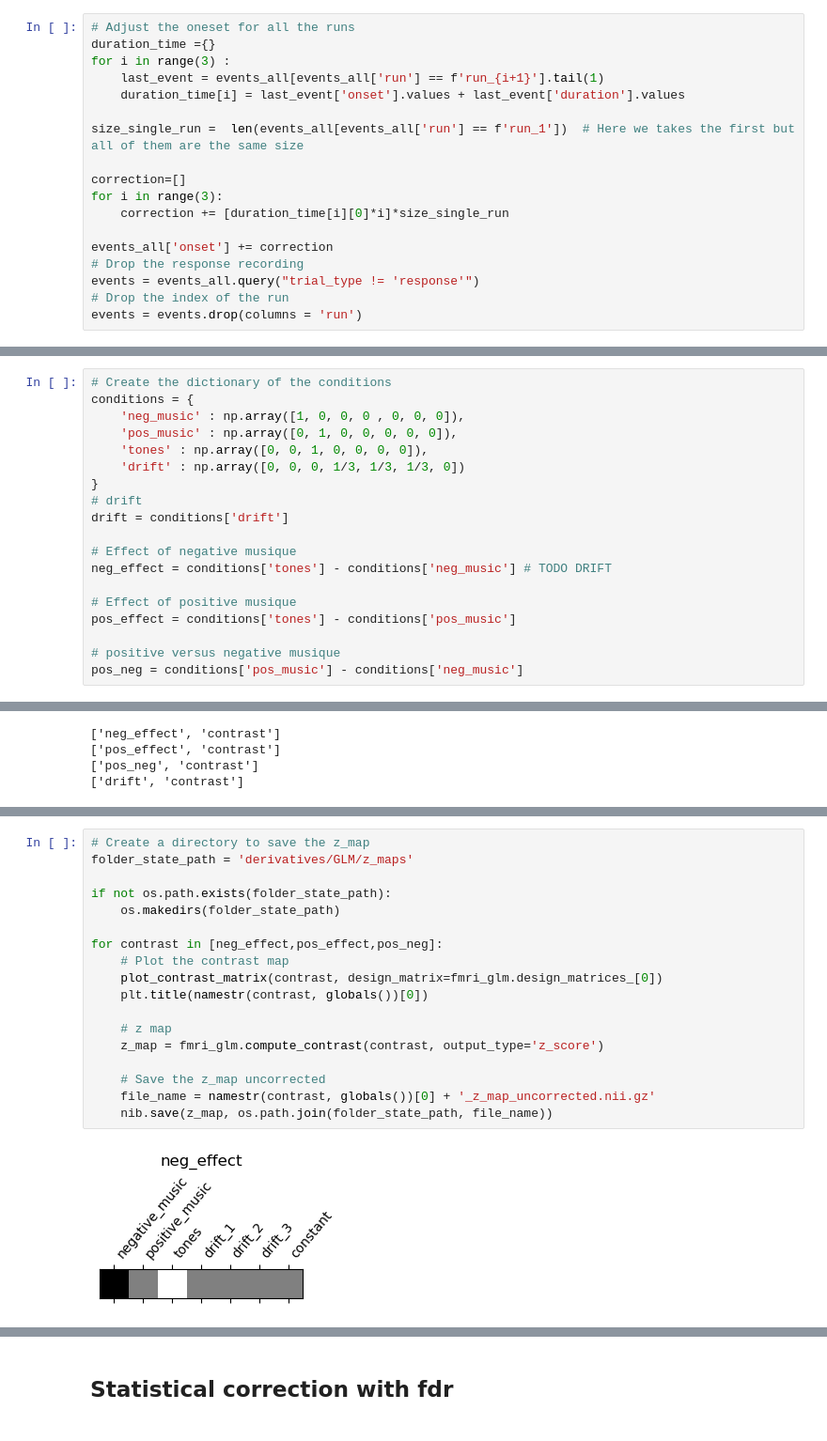
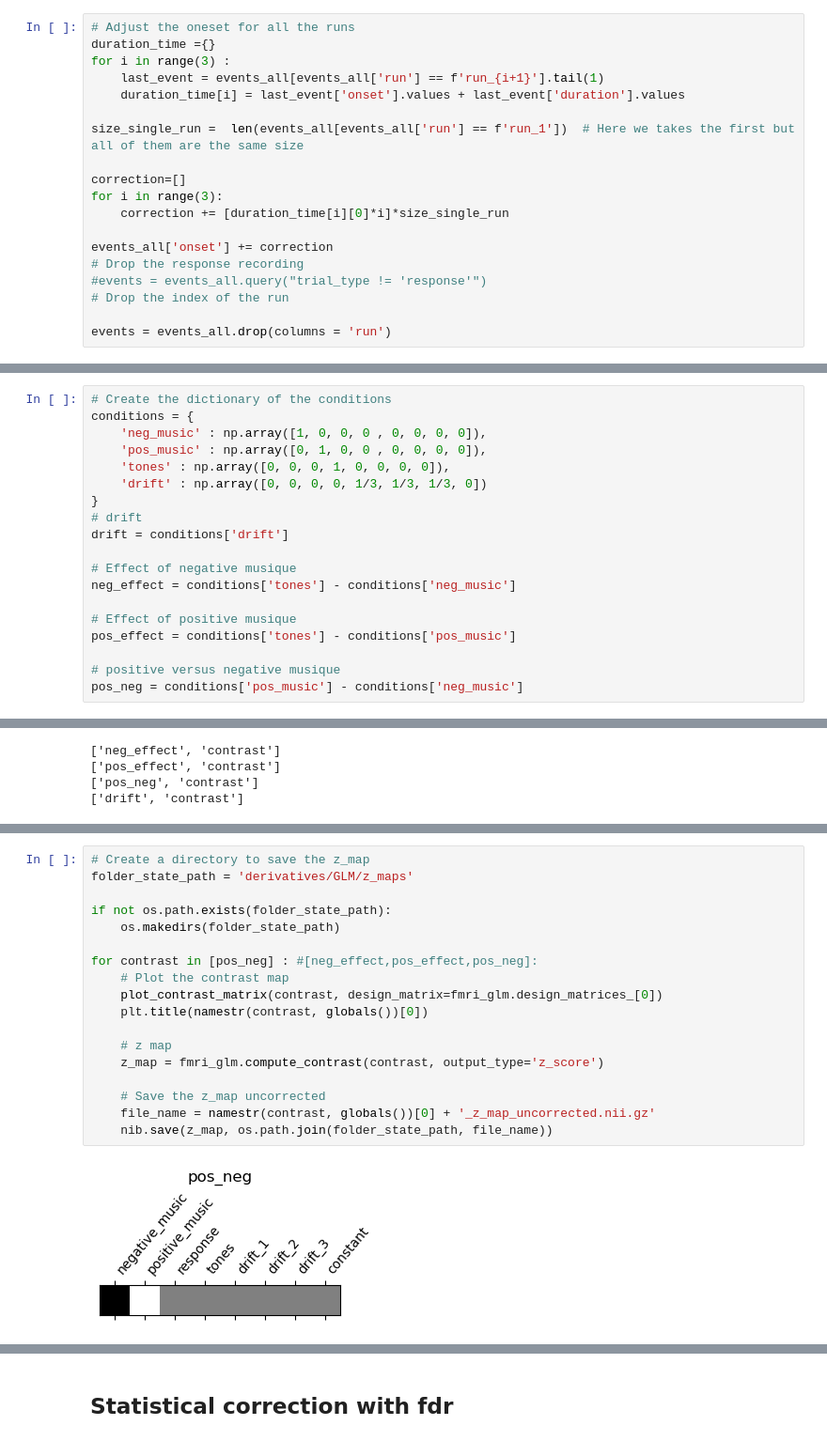
Before and after one commit to loufourneaux/project_1_nssp, a Jupyter notebook: design_matrix_GLM.ipynb, the cells around one changed output, grey strips where cells are left out. Shown at 94% size. Cells and saved outputs as stored; diff of their text form.

```diff
--- a/design_matrix_GLM.ipynb
+++ b/design_matrix_GLM.ipynb
@@ -97,9 +78,10 @@ for i in range(3):
 
 events_all['onset'] += correction
 # Drop the response recording
-events = events_all.query("trial_type != 'response'")
+#events = events_all.query("trial_type != 'response'")
 # Drop the index of the run
-events = events.drop(columns = 'run')
+
+events = events_all.drop(columns = 'run')
 # %%
 t_start = events['onset'][0]
 t_end =events.tail(1)['onset'] + events.tail(1)['duration']
@@ -153,16 +139,16 @@ plot_design_matrix(fmri_glm.design_matrices_[0])
 # %%
 # Create the dictionary of the conditions
 conditions = {
-    'neg_music' : np.array([1, 0, 0, 0 , 0, 0, 0]),
-    'pos_music' : np.array([0, 1, 0, 0, 0, 0, 0]),
-    'tones' : np.array([0, 0, 1, 0, 0, 0, 0]),
-    'drift' : np.array([0, 0, 0, 1/3, 1/3, 1/3, 0])
+    'neg_music' : np.array([1, 0, 0, 0 , 0, 0, 0, 0]),
+    'pos_music' : np.array([0, 1, 0, 0 , 0, 0, 0, 0]),
+    'tones' : np.array([0, 0, 0, 1, 0, 0, 0, 0]),
+    'drift' : np.array([0, 0, 0, 0, 1/3, 1/3, 1/3, 0])
 }
 # drift
 drift = conditions['drift']
 
 # Effect of negative musique
-neg_effect = conditions['tones'] - conditions['neg_music'] # TODO DRIFT
+neg_effect = conditions['tones'] - conditions['neg_music']
 
 # Effect of positive musique
 pos_effect = conditions['tones'] - conditions['pos_music']
@@ -205,20 +191,20 @@ plot_stat_map(z_map, bg_img=mean_img_[0], threshold=thr,
 # %%
 # Create a directory to save the z_map
 folder_state_path = 'derivatives/GLM/z_maps'
 
 if not os.path.exists(folder_state_path):
     os.makedirs(folder_state_path)
 
-for contrast in [neg_effect,pos_effect,pos_neg]:
+for contrast in [pos_neg] : #[neg_effect,pos_effect,pos_neg]:
     # Plot the contrast map
     plot_contrast_matrix(contrast, design_matrix=fmri_glm.design_matrices_[0])
     plt.title(namestr(contrast, globals())[0])
 
     # z map
     z_map = fmri_glm.compute_contrast(contrast, output_type='z_score')
 
     # Save the z_map uncorrected
     file_name = namestr(contrast, globals())[0] + '_z_map_uncorrected.nii.gz'
     nib.save(z_map, os.path.join(folder_state_path, file_name))
 # %% [output]
-[figure, old version]
+[figure, new version]
```
Also changed, not shown: parts of 27 cells of this notebook.
